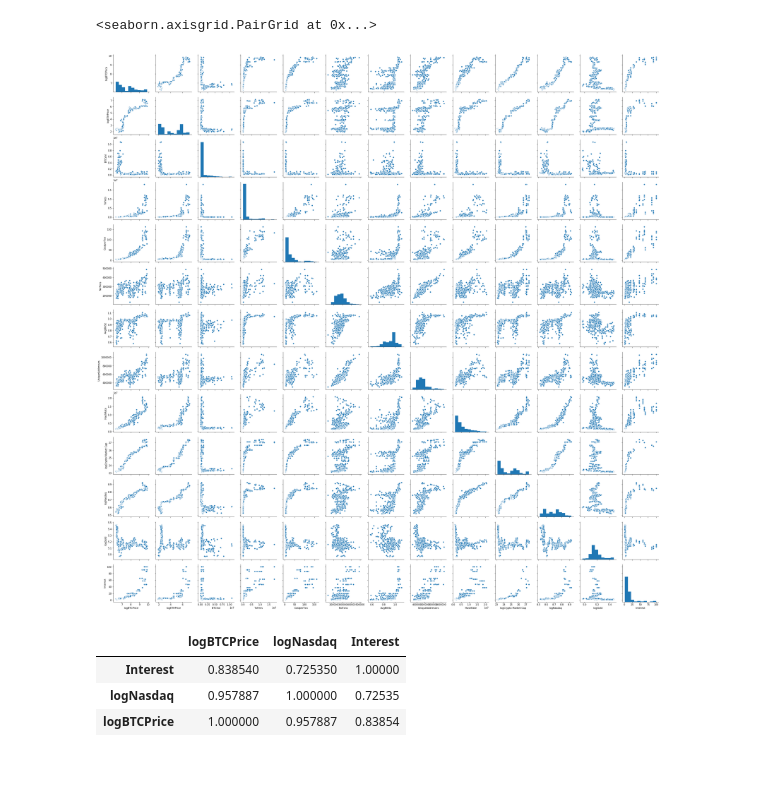
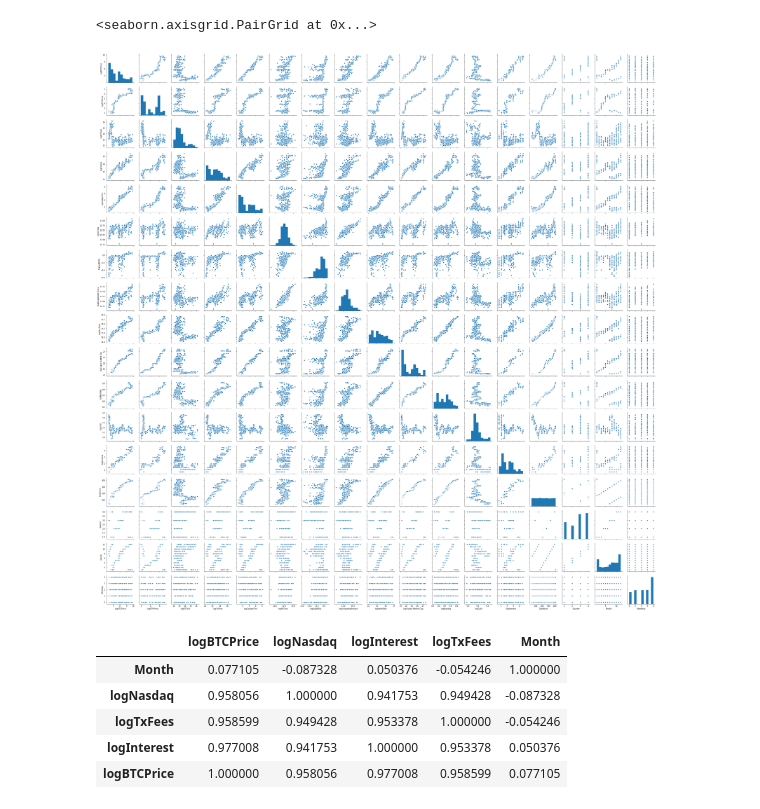
Before and after one commit to cipher813/McMahon_Metis, a Jupyter notebook: Project_2/2_Benson_BTCSentiment_LR.ipynb, the cells around one changed output. Saved outputs shown, nothing was run; the diff lists cells and outputs as text; code cells hidden in the pictures; blank space fills up the shorter version.

```diff
--- a/Project_2/2_Benson_BTCSentiment_LR.ipynb
+++ b/Project_2/2_Benson_BTCSentiment_LR.ipynb
@@ -53,8 +54,8 @@ def list_to_average(list):
 #     if num == None:
 #         num =
 # %%
-df = pd.read_pickle('benson_btcsentiment_df.pkl')
-df = df[['logBTCPrice','logETHPrice','BTCVol','TxFees','CostperTxn','NoTxns','AvgBlkSz','UniqueAddresses','HashRate','logCrypto Market Cap','logNasdaq','logGold','Interest']]
+df = pd.read_pickle('data/benson_btcsentiment_df.pkl')
+df = df[['logBTCPrice','logETHPrice','logBTCVol','logTxFees','logCostperTxn','logNoTxns','logAvgBlkSz','logUniqueAddresses','logHashRate','logCrypto Market Cap','logNasdaq','logGold','logInterest','DateNum','Quarter','Month','Weekday']]
 df_all = df
 df_hist = df
 df.head()
@@ -87,16 +91,19 @@ df_all.corr().sort_values('logBTCPrice')
 sns.pairplot(df_all)
 # %% [output]
 <seaborn.axisgrid.PairGrid at 0x...>
-[figure, old version]
+[figure, new version]
 # %%
+# MAIN MODEL
 # Reducing to few key features
-df_all = df_all[['logBTCPrice','logNasdaq','Interest']]
+df_all = df_all[['logBTCPrice','logNasdaq','logInterest','logTxFees','Month']]
 df_all.corr().sort_values('logBTCPrice')
 # %% [output]
-|  | logBTCPrice | logNasdaq | Interest |
-| Interest | 0.838540 | 0.725350 | 1.00000 |
-| logNasdaq | 0.957887 | 1.000000 | 0.72535 |
-| logBTCPrice | 1.000000 | 0.957887 | 0.83854 |
+|  | logBTCPrice | logNasdaq | logInterest | logTxFees | Month |
+| Month | 0.077105 | -0.087328 | 0.050376 | -0.054246 | 1.000000 |
+| logNasdaq | 0.958056 | 1.000000 | 0.941753 | 0.949428 | -0.087328 |
+| logTxFees | 0.958599 | 0.949428 | 0.953378 | 1.000000 | -0.054246 |
+| logInterest | 0.977008 | 0.941753 | 1.000000 | 0.953378 | 0.050376 |
+| logBTCPrice | 1.000000 | 0.958056 | 0.977008 | 0.958599 | 0.077105 |
 # %%
 sns.pairplot(df_all)
 '''
```
Also changed, not shown: parts of 23 cells of this notebook, 15 other files.
